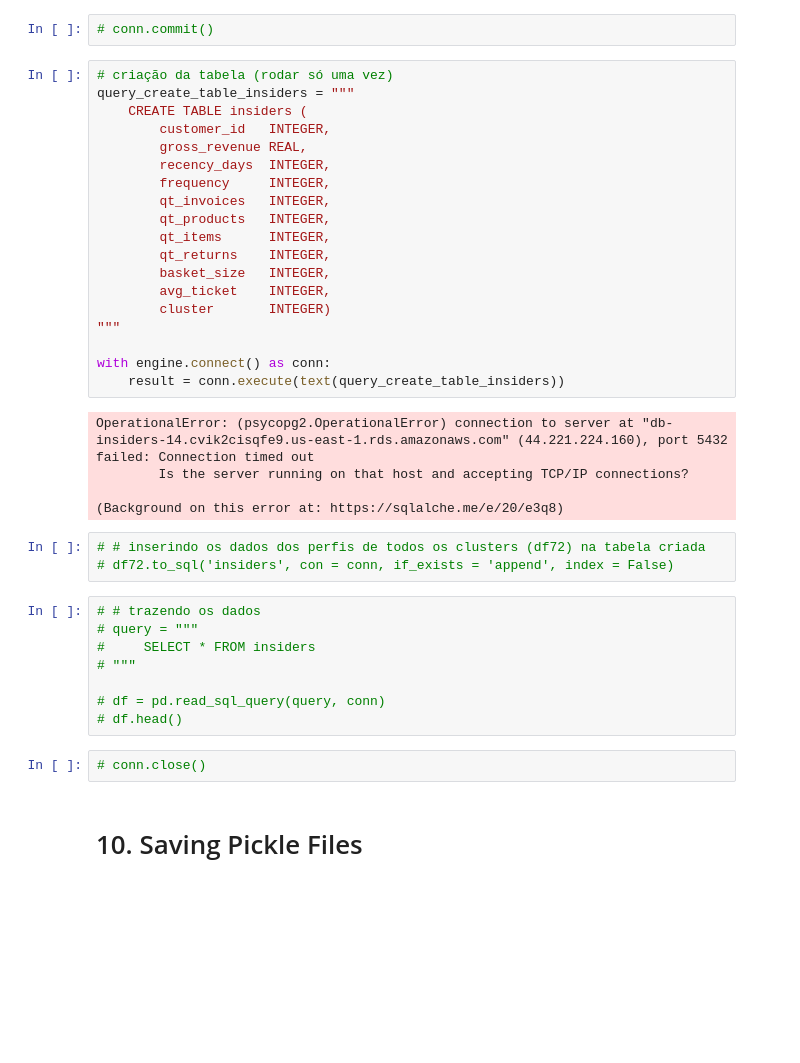
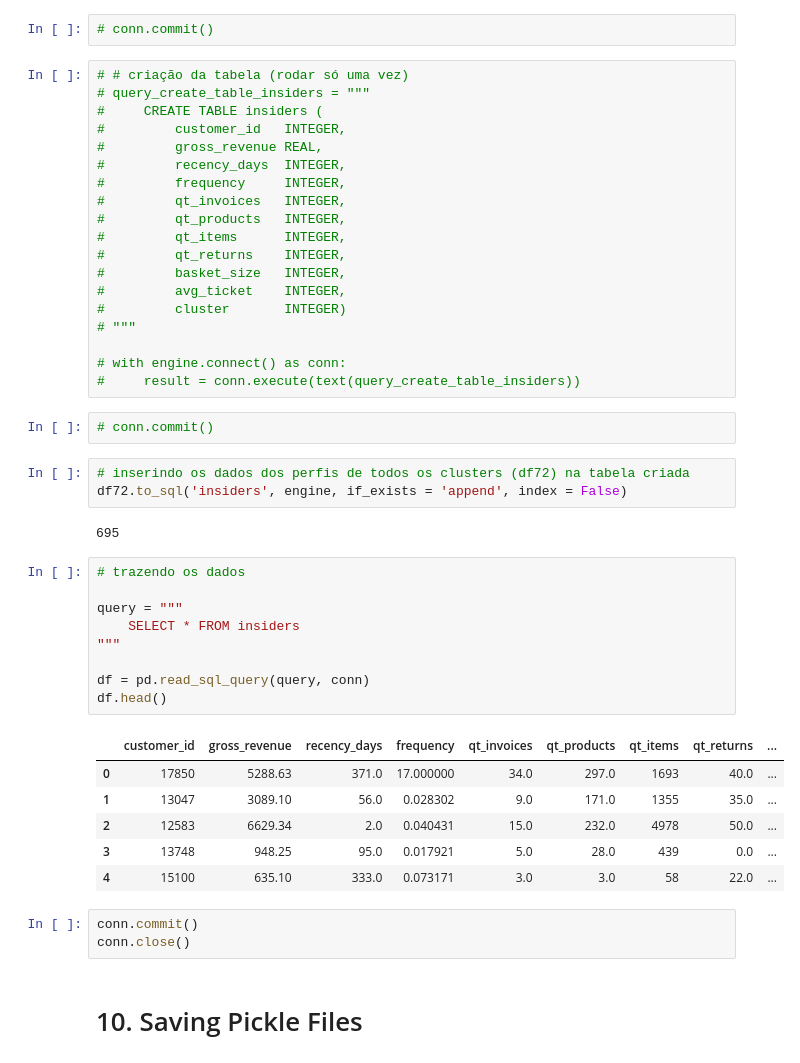
Before and after one commit to BrunoHMR/clusterizacao-insiders, a Jupyter notebook: src/models/cluster_insiders_deploy_aws.ipynb, the cells around one changed output. Saved outputs shown, nothing was run; the diff lists cells and outputs as text; blank space fills up the shorter version.

```diff
--- a/src/models/cluster_insiders_deploy_aws.ipynb
+++ b/src/models/cluster_insiders_deploy_aws.ipynb
@@ -647,42 +641,50 @@ conn
 # %%
 # conn.commit()
 # %%
-# criação da tabela (rodar só uma vez)
-query_create_table_insiders = """
-    CREATE TABLE insiders (
-        customer_id   INTEGER,
-        gross_revenue REAL,
-        recency_days  INTEGER,
-        frequency     INTEGER,
-        qt_invoices   INTEGER,
-        qt_products   INTEGER,
-        qt_items      INTEGER,
-        qt_returns    INTEGER,
-        basket_size   INTEGER,
-        avg_ticket    INTEGER,
-        cluster       INTEGER)
-"""
+# # criação da tabela (rodar só uma vez)
+# query_create_table_insiders = """
+#     CREATE TABLE insiders (
+#         customer_id   INTEGER,
+#         gross_revenue REAL,
+#         recency_days  INTEGER,
+#         frequency     INTEGER,
+#         qt_invoices   INTEGER,
+#         qt_products   INTEGER,
+#         qt_items      INTEGER,
+#         qt_returns    INTEGER,
+#         basket_size   INTEGER,
+#         avg_ticket    INTEGER,
+#         cluster       INTEGER)
+# """
 
-with engine.connect() as conn:
-    result = conn.execute(text(query_create_table_insiders))
+# with engine.connect() as conn:
+#     result = conn.execute(text(query_create_table_insiders))
-# %% [output]
-OperationalError: (psycopg2.OperationalError) connection to server at "db-insiders-14.cvik2cisqfe9.us-east-1.rds.amazonaws.com" (44.221.224.160), port 5432 failed: Connection timed out
-        Is the server running on that host and accepting TCP/IP connections?
-
-(Background on this error at: https://sqlalche.me/e/20/e3q8)
+# %%
+# conn.commit()
 # %%
-# # inserindo os dados dos perfis de todos os clusters (df72) na tabela criada
-# df72.to_sql('insiders', con = conn, if_exists = 'append', index = False)
+# inserindo os dados dos perfis de todos os clusters (df72) na tabela criada
+df72.to_sql('insiders', engine, if_exists = 'append', index = False)
+# %% [output]
+695
 # %%
-# # trazendo os dados
-# query = """
-#     SELECT * FROM insiders
-# """
+# trazendo os dados
 
-# df = pd.read_sql_query(query, conn)
-# df.head()
+query = """
+    SELECT * FROM insiders
+"""
+
+df = pd.read_sql_query(query, conn)
+df.head()
+# %% [output]
+|  | customer_id | gross_revenue | recency_days | frequency | qt_invoices | qt_products | qt_items | qt_returns | ... |
+| 0 | 17850 | 5288.63 | 371.0 | 17.000000 | 34.0 | 297.0 | 1693 | 40.0 | ... |
+| 1 | 13047 | 3089.10 | 56.0 | 0.028302 | 9.0 | 171.0 | 1355 | 35.0 | ... |
+| 2 | 12583 | 6629.34 | 2.0 | 0.040431 | 15.0 | 232.0 | 4978 | 50.0 | ... |
+| 3 | 13748 | 948.25 | 95.0 | 0.017921 | 5.0 | 28.0 | 439 | 0.0 | ... |
+| 4 | 15100 | 635.10 | 333.0 | 0.073171 | 3.0 | 3.0 | 58 | 22.0 | ... |
 # %%
-# conn.close()
+conn.commit()
+conn.close()
 # %% [markdown]
 # 10. Saving Pickle Files
 # %%
```
Also changed, not shown: parts of 7 cells of this notebook, 1 other file.
